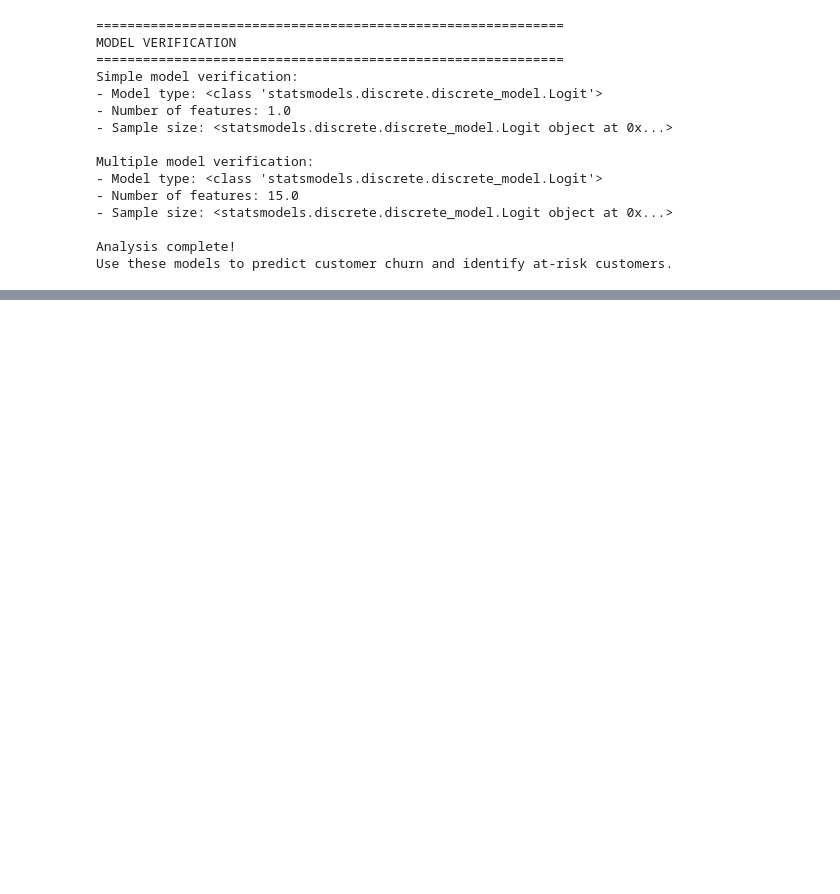
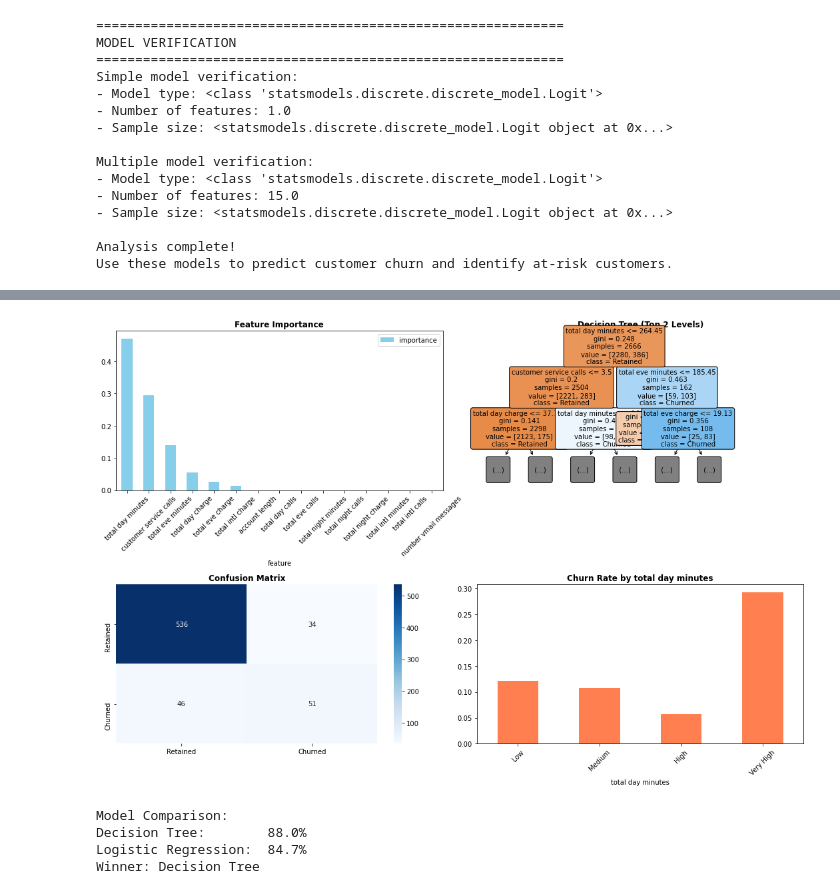
Before and after one commit to Mirriam-Tech/Project-Telecommunication-Customer-Churn-Ml-, a Jupyter notebook: ProjectNotebook1.ipynb, the cells around one changed output, grey strips where cells are left out. Drawn from its saved outputs; the diff is of its cells as text; code cells hidden in the pictures; blank space fills up the shorter version.

Commit message:
Completed Model

```diff
--- a/ProjectNotebook1.ipynb
+++ b/ProjectNotebook1.ipynb
@@ -546,0 +631,13 @@ Use these models to predict customer churn and identify at-risk customers.
+# %%
+#4. FEATURE IMPORTANCE
+
+importance_df = pd.DataFrame({
+    'feature': features,
+    'importance': dt_model.feature_importances_
+}).sort_values('importance', ascending=False)
+
+print(f"\nTop Churn Predictors:")
+for _, row in importance_df.head().iterrows():
+    print(f"{row['feature']:<25}: {row['importance']:.3f}")
+
+top_feature = importance_df.iloc[0]['feature']
@@ -546,0 +675,54 @@ Use these models to predict customer churn and identify at-risk customers.
+# %%
+# 6. VISUALIZATIONS
+fig, axes = plt.subplots(2, 2, figsize=(15, 10))
+
+# Feature importance
+importance_df.plot(x='feature', y='importance', kind='bar', ax=axes[0,0], color='skyblue')
+axes[0,0].set_title('Feature Importance', fontweight='bold')
+axes[0,0].tick_params(axis='x', rotation=45)
+
+# Decision tree
+plot_tree(dt_model, feature_names=features, class_names=['Retained', 'Churned'],
+          filled=True, rounded=True, fontsize=10, max_depth=2, ax=axes[0,1])
+axes[0,1].set_title('Decision Tree (Top 2 Levels)', fontweight='bold')
+
+# Confusion matrix
+cm = confusion_matrix(y_test, test_pred)
+sns.heatmap(cm, annot=True, fmt='d', cmap='Blues', ax=axes[1,0],
+            xticklabels=['Retained', 'Churned'], yticklabels=['Retained', 'Churned'])
+axes[1,0].set_title('Confusion Matrix', fontweight='bold')
+
+# Churn by top feature
+bins = pd.qcut(df_clean[top_feature], q=4, labels=['Low', 'Medium', 'High', 'Very High'])
+churn_rates = df_clean.groupby(bins)['churn_binary'].mean()
+churn_rates.plot(kind='bar', ax=axes[1,1], color='coral')
+axes[1,1].set_title(f'Churn Rate by {top_feature}', fontweight='bold')
+axes[1,1].tick_params(axis='x', rotation=45)
+
+plt.tight_layout()
+plt.show()
+# %% [output]
+[figure, added]
+# %%
+
+# 7. MODEL COMPARISON
+
+# Compare with logistic regression
+scaler = StandardScaler()
+X_train_scaled = scaler.fit_transform(X_train)
+X_test_scaled = scaler.transform(X_test)
+
+lr_model = LogisticRegression(random_state=42)
+lr_model.fit(X_train_scaled, y_train)
+lr_pred = lr_model.predict(X_test_scaled)
+lr_acc = accuracy_score(y_test, lr_pred)
+
+print(f"\nModel Comparison:")
+print(f"Decision Tree:        {test_acc:.1%}")
+print(f"Logistic Regression:  {lr_acc:.1%}")
+print(f"Winner: {'Decision Tree' if test_acc > lr_acc else 'Logistic Regression'}")
+# %% [output]
+Model Comparison:
+Decision Tree:        88.0%
+Logistic Regression:  84.7%
+Winner: Decision Tree
```
Also changed, not shown: parts of 9 cells of this notebook.
